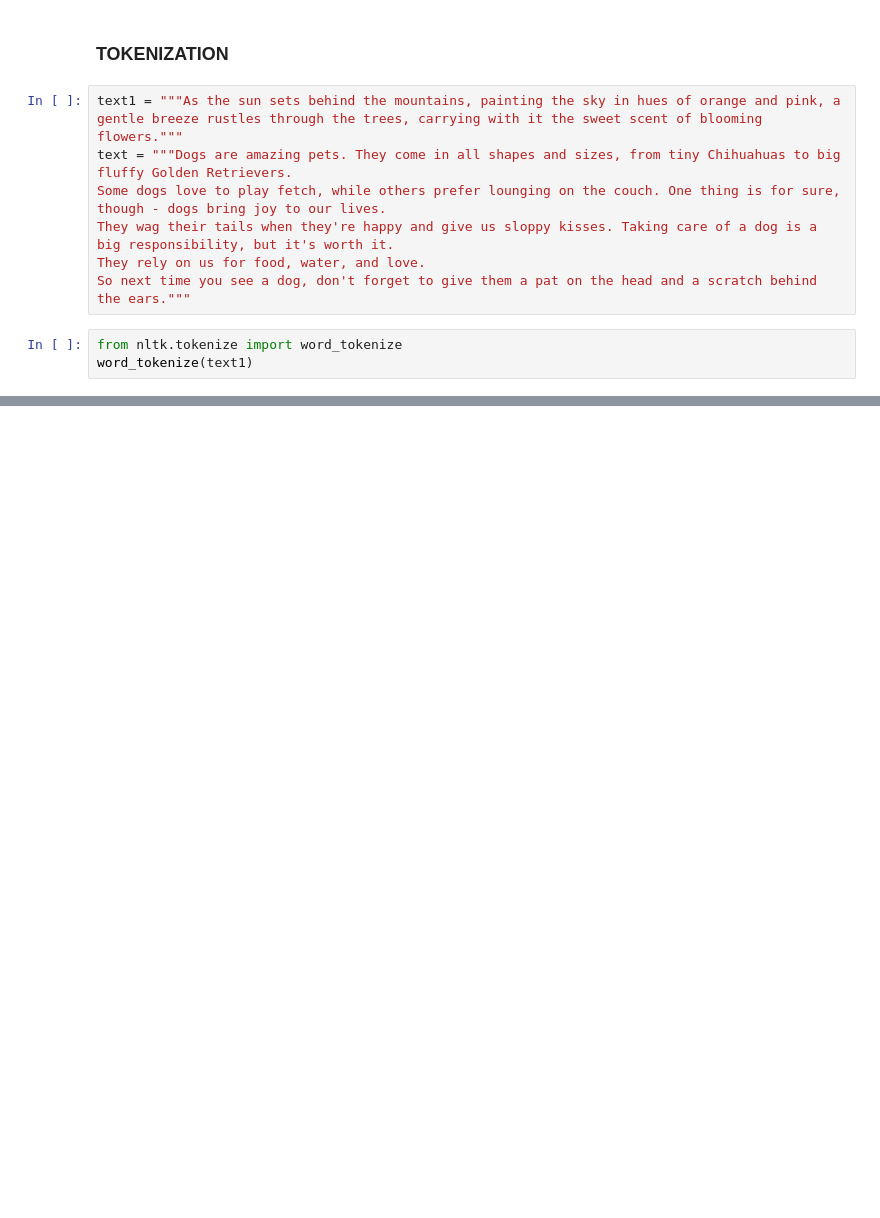
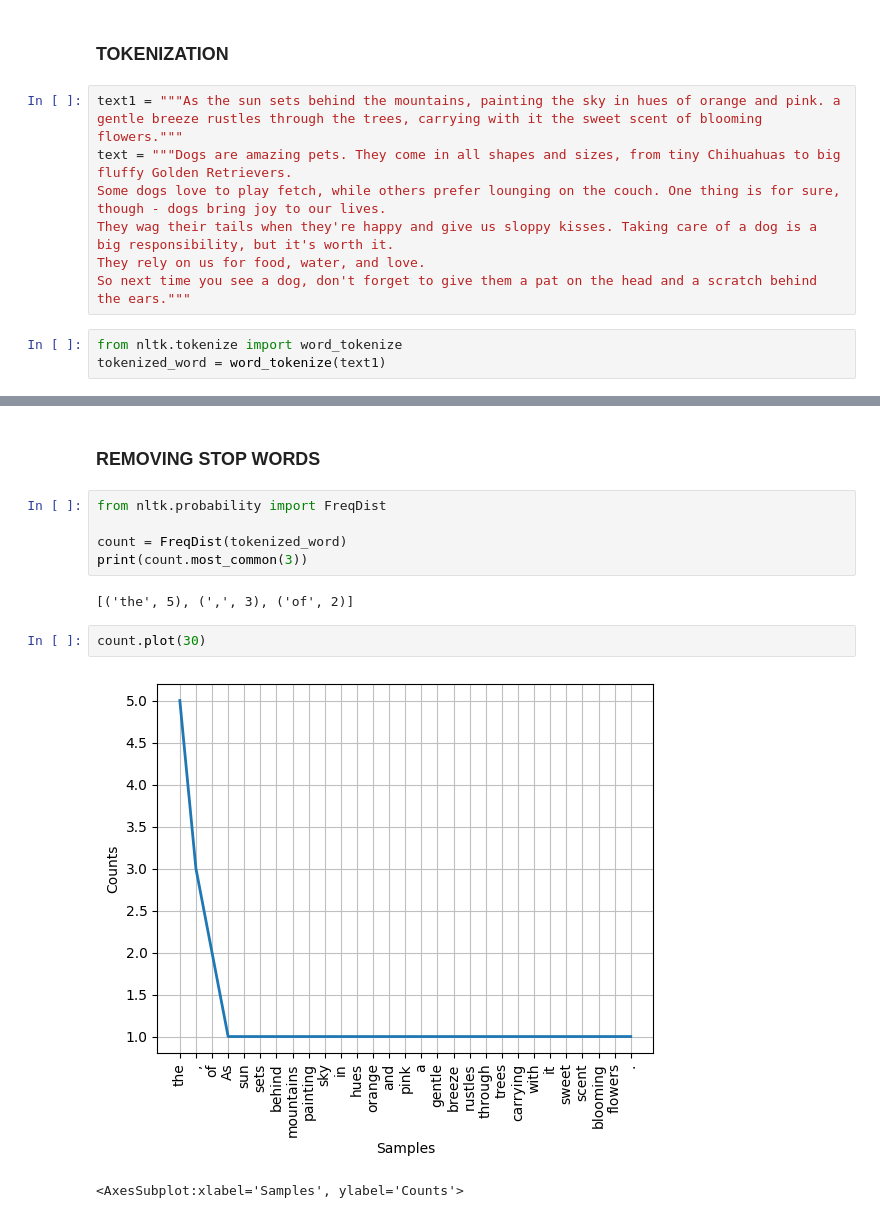
Before and after one commit to ChibuikeOnuba/NLP, a Jupyter notebook: toolkit.ipynb, the cells around one changed output, grey strips where cells are left out. Drawn from its saved outputs; the diff is of its cells as text; blank space fills up the shorter version.

```diff
--- a/toolkit.ipynb
+++ b/toolkit.ipynb
@@ -9,7 +11,7 @@ True
 # %% [markdown]
 ### **TOKENIZATION**
 # %%
-text1 = """As the sun sets behind the mountains, painting the sky in hues of orange and pink, a gentle breeze rustles through the trees, carrying with it the sweet scent of blooming flowers."""
+text1 = """As the sun sets behind the mountains, painting the sky in hues of orange and pink. a gentle breeze rustles through the trees, carrying with it the sweet scent of blooming flowers."""
 text = """Dogs are amazing pets. They come in all shapes and sizes, from tiny Chihuahuas to big fluffy Golden Retrievers.
 Some dogs love to play fetch, while others prefer lounging on the couch. One thing is for sure, though - dogs bring joy to our lives.
 They wag their tails when they're happy and give us sloppy kisses. Taking care of a dog is a big responsibility, but it's worth it.
@@ -17,4 +19,4 @@ They rely on us for food, water, and love.
 So next time you see a dog, don't forget to give them a pat on the head and a scratch behind the ears."""
 # %%
 from nltk.tokenize import word_tokenize
-word_tokenize(text1)
+tokenized_word = word_tokenize(text1)
@@ -38,0 +30,14 @@ word_tokenize(text1)
+# %% [markdown]
+### **REMOVING STOP WORDS**
+# %%
+from nltk.probability import FreqDist
+
+count = FreqDist(tokenized_word)
+print(count.most_common(3))
+# %% [output]
+[('the', 5), (',', 3), ('of', 2)]
+# %%
+count.plot(30)
+# %% [output]
+[figure, added]
+<AxesSubplot:xlabel='Samples', ylabel='Counts'>
```
Also changed, not shown: parts of 8 cells of this notebook.
